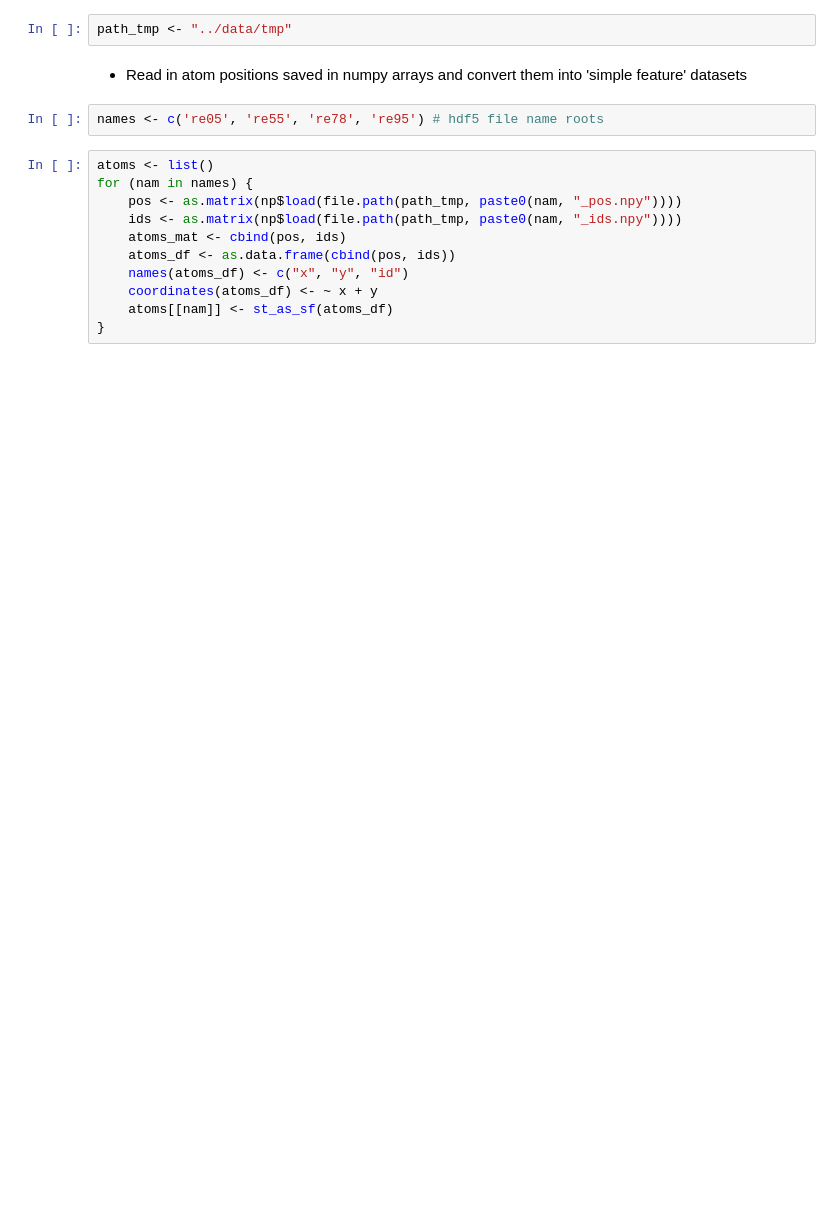
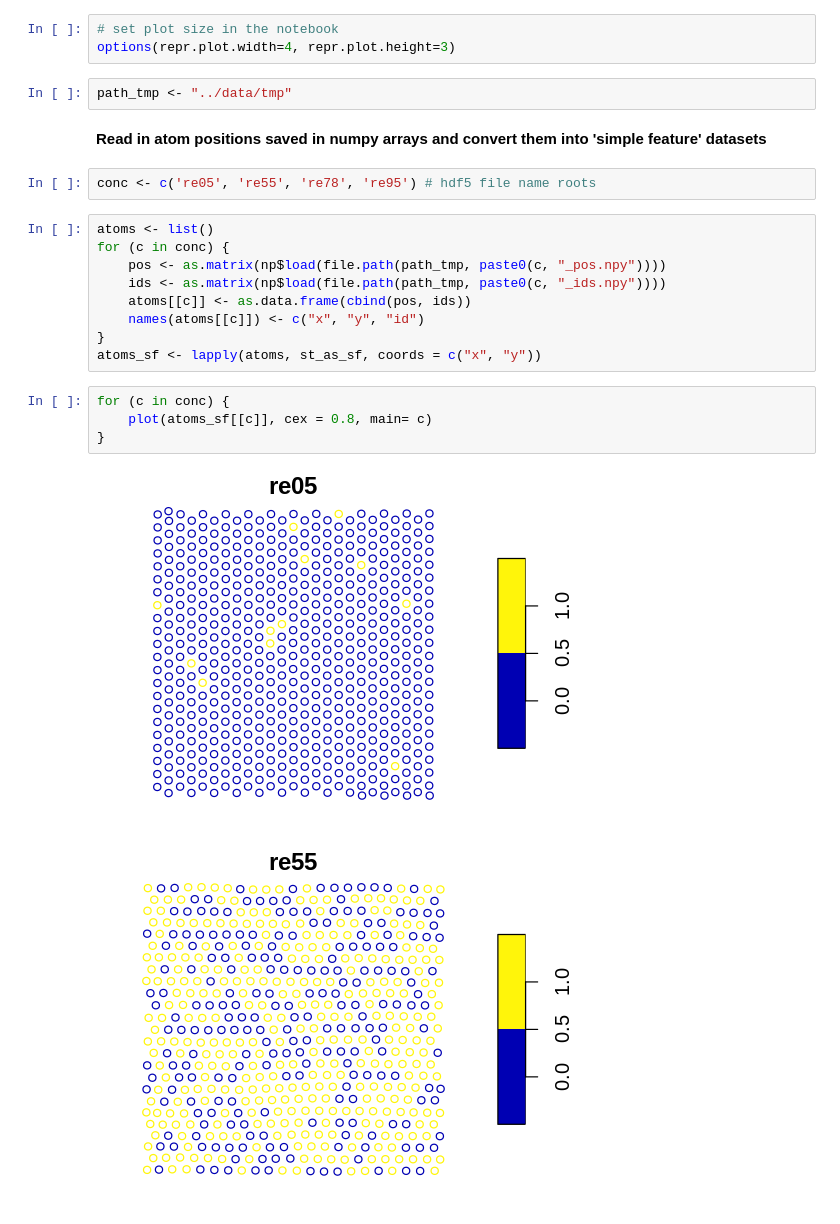
Before and after one commit to vlcekl/remos2, a Jupyter notebook: notebooks/MoReS_GP_simulation.ipynb, the cells around one changed output. Cells and saved outputs as stored; diff of their text form; blank space fills up the shorter version.

```diff
--- a/notebooks/MoReS_GP_simulation.ipynb
+++ b/notebooks/MoReS_GP_simulation.ipynb
@@ -9,18 +16,26 @@ library(repr)
 np <- import("numpy", convert=FALSE)
+# %%
+# set plot size in the notebook
+options(repr.plot.width=4, repr.plot.height=3)
 # %%
 path_tmp <- "../data/tmp"
 # %% [markdown]
-* Read in atom positions saved in numpy arrays and convert them into 'simple feature' datasets
+**Read in atom positions saved in numpy arrays and convert them into 'simple feature' datasets**
 # %%
-names <- c('re05', 're55', 're78', 're95') # hdf5 file name roots
+conc <- c('re05', 're55', 're78', 're95') # hdf5 file name roots
 # %%
 atoms <- list()
-for (nam in names) {
-    pos <- as.matrix(np$load(file.path(path_tmp, paste0(nam, "_pos.npy"))))
-    ids <- as.matrix(np$load(file.path(path_tmp, paste0(nam, "_ids.npy"))))
-    atoms_mat <- cbind(pos, ids)
-    atoms_df <- as.data.frame(cbind(pos, ids))
-    names(atoms_df) <- c("x", "y", "id")
-    coordinates(atoms_df) <- ~ x + y
-    atoms[[nam]] <- st_as_sf(atoms_df)
+for (c in conc) {
+    pos <- as.matrix(np$load(file.path(path_tmp, paste0(c, "_pos.npy"))))
+    ids <- as.matrix(np$load(file.path(path_tmp, paste0(c, "_ids.npy"))))
+    atoms[[c]] <- as.data.frame(cbind(pos, ids))
+    names(atoms[[c]]) <- c("x", "y", "id")
 }
+atoms_sf <- lapply(atoms, st_as_sf, coords = c("x", "y"))
+# %%
+for (c in conc) {
+    plot(atoms_sf[[c]], cex = 0.8, main= c)
+}
+# %% [output]
+[figure, added]
+[figure, added]
```
Also changed, not shown: parts of 27 cells of this notebook, 4 other files.
